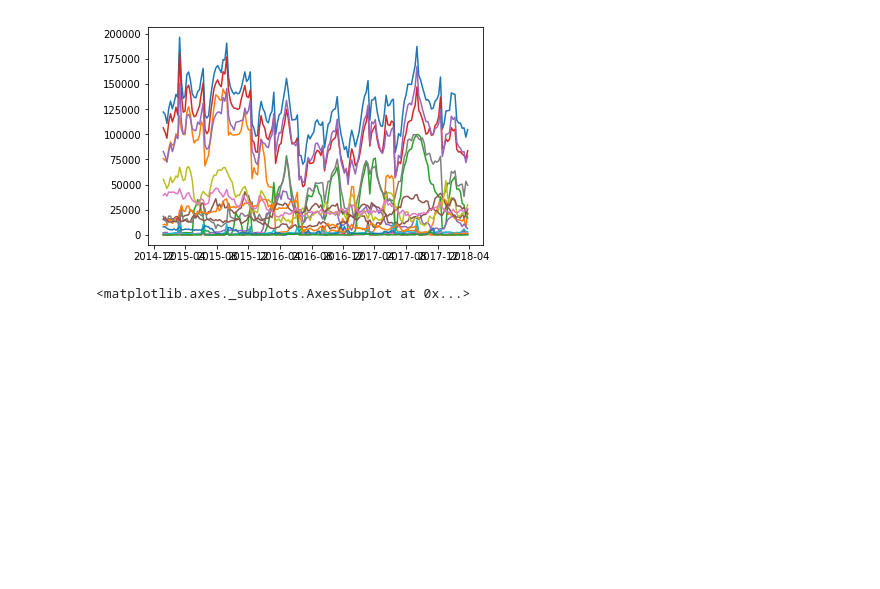
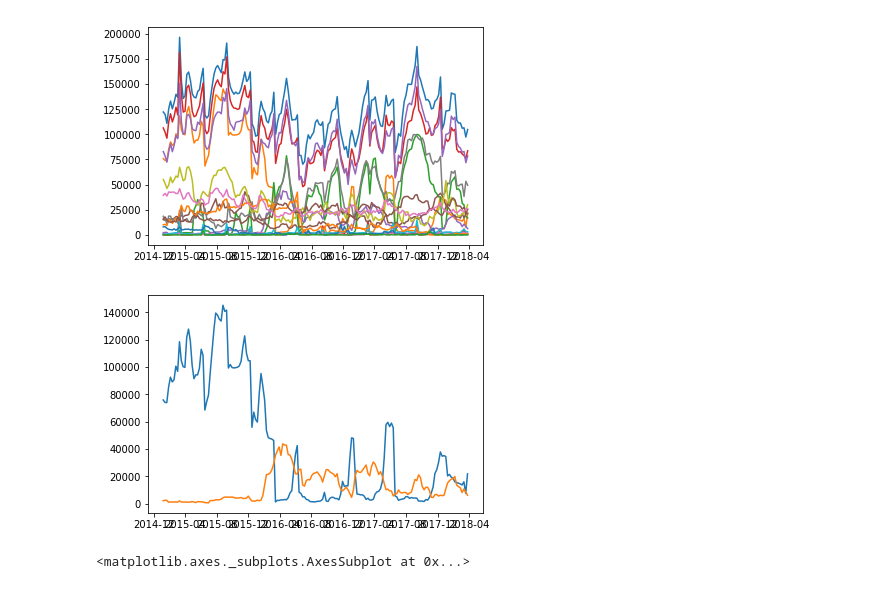
Before and after one commit to js-park/Forex, a Jupyter notebook: Forex_Non-commercial_CFTC.ipynb, the cells around one changed output. Cells and saved outputs as stored; diff of their text form; code cells hidden in the pictures; blank space fills up the shorter version.

```diff
--- a/Forex_Non-commercial_CFTC.ipynb
+++ b/Forex_Non-commercial_CFTC.ipynb
@@ -33,6 +33,12 @@ plt.plot(df)
 plt.show()
 # %% [output]
 [figure]
+# %%
+fig = plt.figure()
+plt.plot(df[['Dealer_Positions_Long_All','Asset_Mgr_Positions_Long_All']])
+plt.show()
+# %% [output]
+[figure, added]
 # %%
 import seaborn as sns
 corr = df.corr()
```
Also changed, not shown: parts of 1 cell of this notebook.
